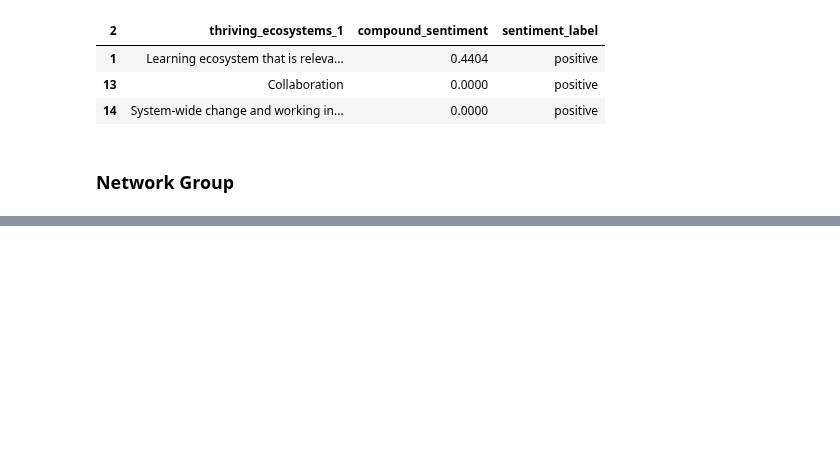
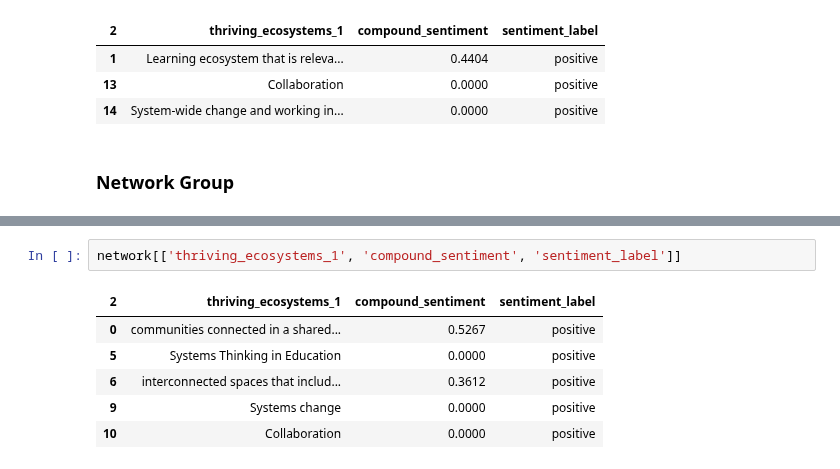
Before and after one commit to alliajagbe/sentiment-analysis, a Jupyter notebook: education-analysis.ipynb, the cells around one changed output, grey strips where cells are left out. Cells and saved outputs as stored; diff of their text form; blank space fills up the shorter version.

Commit message:
network compound sentiment analysis

```diff
--- a/education-analysis.ipynb
+++ b/education-analysis.ipynb
@@ -654,0 +673,9 @@ print(network['sentiment_label'].value_counts())
+# %%
+network[['thriving_ecosystems_1', 'compound_sentiment', 'sentiment_label']]
+# %% [output]
+| 2 | thriving_ecosystems_1 | compound_sentiment | sentiment_label |
+| 0 | communities connected in a shared... | 0.5267 | positive |
+| 5 | Systems Thinking in Education | 0.0000 | positive |
+| 6 | interconnected spaces that includ... | 0.3612 | positive |
+| 9 | Systems change | 0.0000 | positive |
+| 10 | Collaboration | 0.0000 | positive |
```
Also changed, not shown: parts of 1 cell of this notebook.
